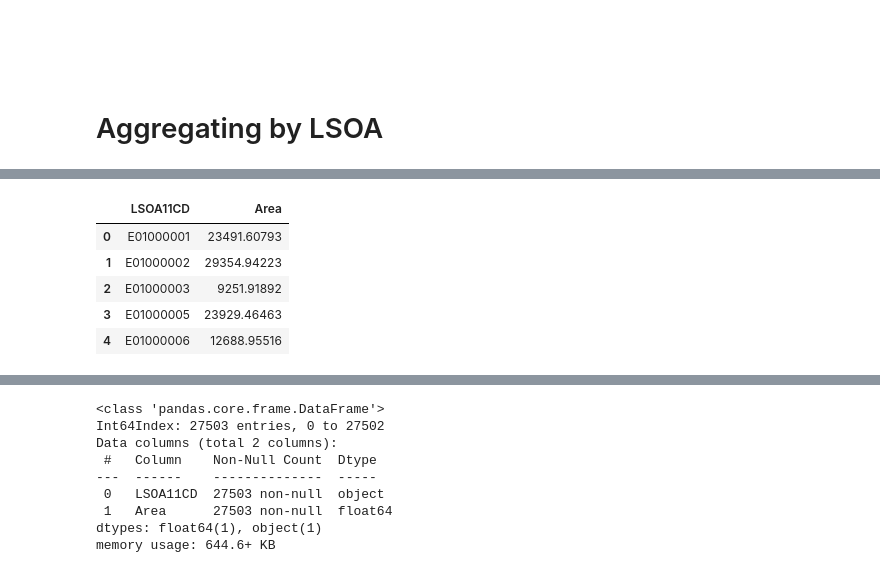
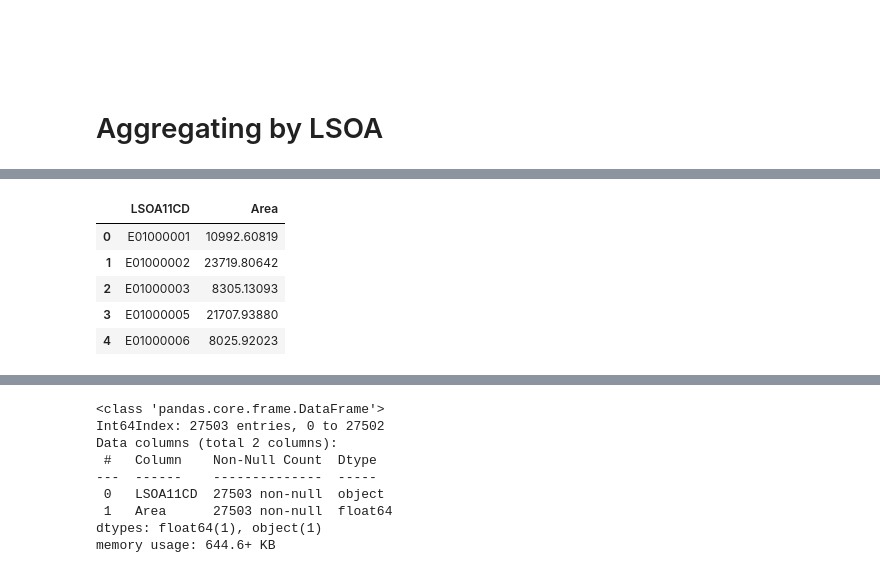
Before and after one commit to vikkimaps/Gardens_VS_Covid, a Jupyter notebook: GreenspaceDataSorting.ipynb, the cells around one changed output, grey strips where cells are left out. Drawn from its saved outputs; the diff is of its cells as text; code cells hidden in the pictures.

```diff
--- a/GreenspaceDataSorting.ipynb
+++ b/GreenspaceDataSorting.ipynb
@@ -174,2 +172,2 @@ parks.head()
 # %%
-other = pd.read_csv('LSOA_Other.csv')
+otherlon = pd.read_csv('GS_Other_Lon_Edit.csv')
@@ -213,4 +222,4 @@ natural_simp = natural[['LSOA11CD','Area']]
 # %%
 parks_simp = parks[['LSOA11CD', 'Area']]
 # %%
-other_simp = other[['LSOA11CD', 'Area']]
+otherlon_simp = otherlon[['LSOA11CD', 'Area']]
@@ -254,11 +265,11 @@ parks_agg.head()
 # %%
-other_agg = other_simp.groupby(['LSOA11CD'], as_index = False).sum()
+otherlon_agg = otherlon_simp.groupby(['LSOA11CD'], as_index = False).sum()
 # %%
-other_agg.head()
+otherlon_agg.head()
 # %% [output]
 |  | LSOA11CD | Area |
-| 0 | E01000001 | 23491.60793 |
-| 1 | E01000002 | 29354.94223 |
-| 2 | E01000003 | 9251.91892 |
-| 3 | E01000005 | 23929.46463 |
-| 4 | E01000006 | 12688.95516 |
+| 0 | E01000001 | 10992.60819 |
+| 1 | E01000002 | 23719.80642 |
+| 2 | E01000003 | 8305.13093 |
+| 3 | E01000005 | 21707.93880 |
+| 4 | E01000006 | 8025.92023 |
```
Also changed, not shown: parts of 38 cells of this notebook.
